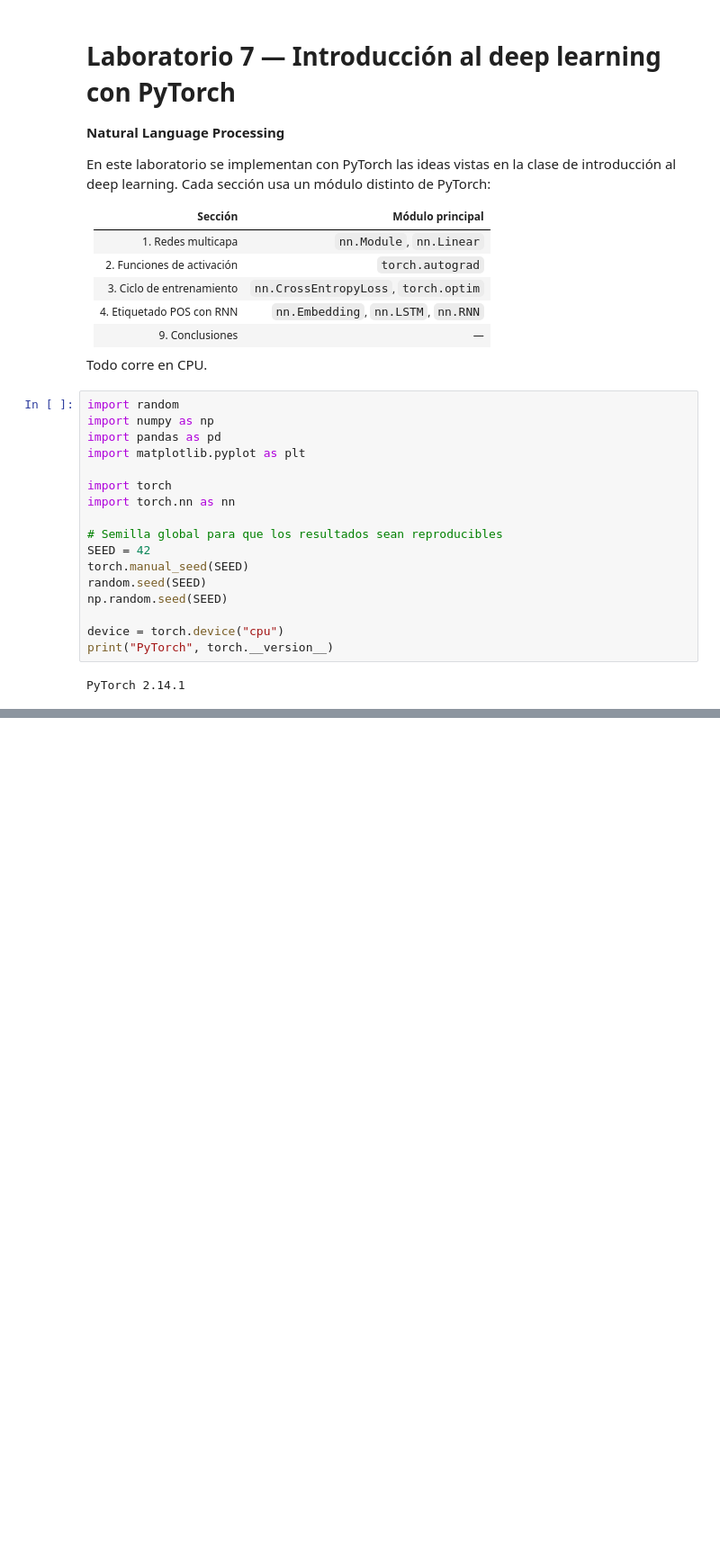
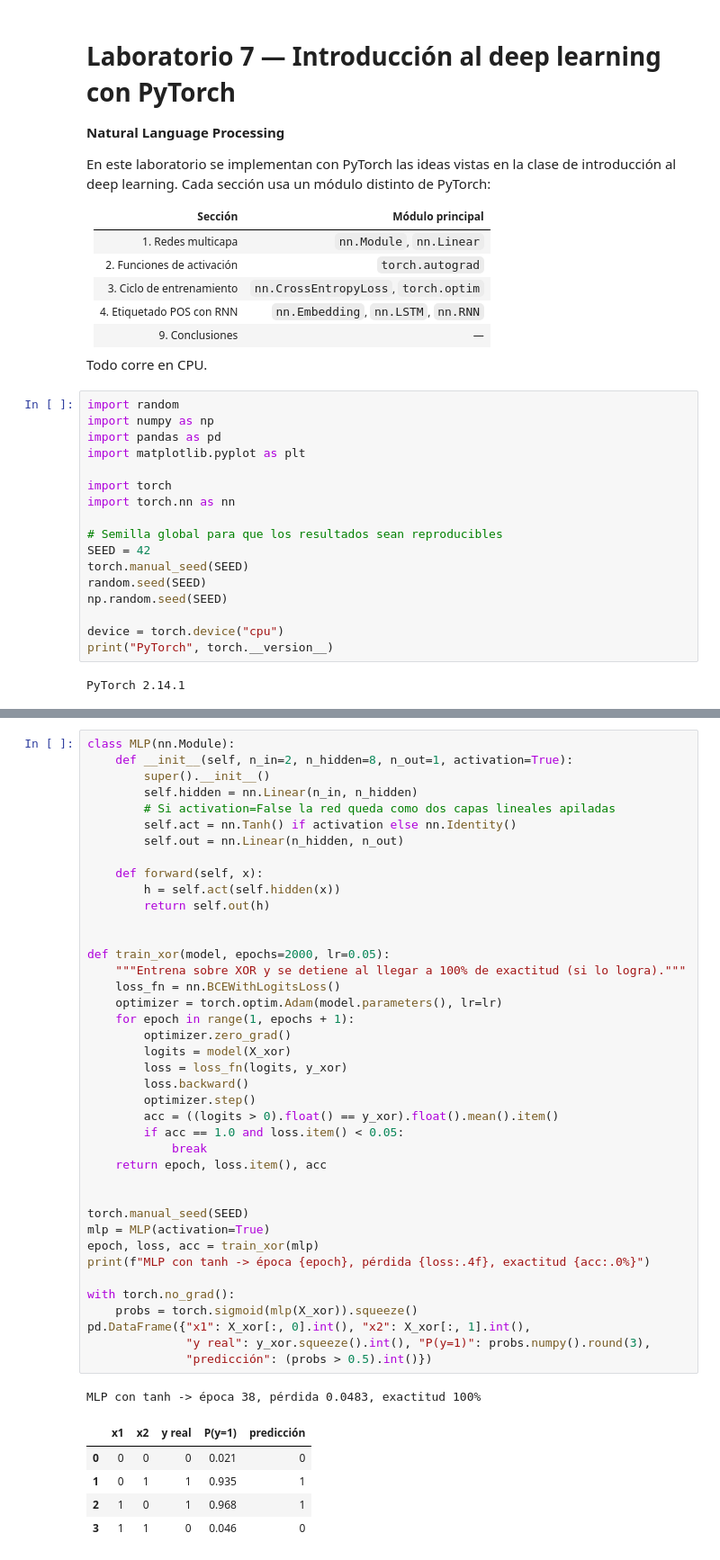
Before and after one commit to Cynthiss/NLP, a Jupyter notebook: Lab_7/Lab_7.ipynb, the cells around one changed output, grey strips where cells are left out. Shown at 90% size. Cells and saved outputs as stored; diff of their text form; blank space fills up the shorter version.

```diff
--- a/Lab_7/Lab_7.ipynb
+++ b/Lab_7/Lab_7.ipynb
@@ -35,0 +48,47 @@ PyTorch 2.14.1
+# %%
+class MLP(nn.Module):
+    def __init__(self, n_in=2, n_hidden=8, n_out=1, activation=True):
+        super().__init__()
+        self.hidden = nn.Linear(n_in, n_hidden)
+        # Si activation=False la red queda como dos capas lineales apiladas
+        self.act = nn.Tanh() if activation else nn.Identity()
+        self.out = nn.Linear(n_hidden, n_out)
+
+    def forward(self, x):
+        h = self.act(self.hidden(x))
+        return self.out(h)
+
+
+def train_xor(model, epochs=2000, lr=0.05):
+    """Entrena sobre XOR y se detiene al llegar a 100% de exactitud (si lo logra)."""
+    loss_fn = nn.BCEWithLogitsLoss()
+    optimizer = torch.optim.Adam(model.parameters(), lr=lr)
+    for epoch in range(1, epochs + 1):
+        optimizer.zero_grad()
+        logits = model(X_xor)
+        loss = loss_fn(logits, y_xor)
+        loss.backward()
+        optimizer.step()
+        acc = ((logits > 0).float() == y_xor).float().mean().item()
+        if acc == 1.0 and loss.item() < 0.05:
+            break
+    return epoch, loss.item(), acc
+
+
+torch.manual_seed(SEED)
+mlp = MLP(activation=True)
+epoch, loss, acc = train_xor(mlp)
+print(f"MLP con tanh -> época {epoch}, pérdida {loss:.4f}, exactitud {acc:.0%}")
+
+with torch.no_grad():
+    probs = torch.sigmoid(mlp(X_xor)).squeeze()
+pd.DataFrame({"x1": X_xor[:, 0].int(), "x2": X_xor[:, 1].int(),
+              "y real": y_xor.squeeze().int(), "P(y=1)": probs.numpy().round(3),
+              "predicción": (probs > 0.5).int()})
+# %% [output]
+MLP con tanh -> época 38, pérdida 0.0483, exactitud 100%
+|  | x1 | x2 | y real | P(y=1) | predicción |
+| 0 | 0 | 0 | 0 | 0.021 | 0 |
+| 1 | 0 | 1 | 1 | 0.935 | 1 |
+| 2 | 1 | 0 | 1 | 0.968 | 1 |
+| 3 | 1 | 1 | 0 | 0.046 | 0 |
```
Also changed, not shown: parts of 13 cells of this notebook.
